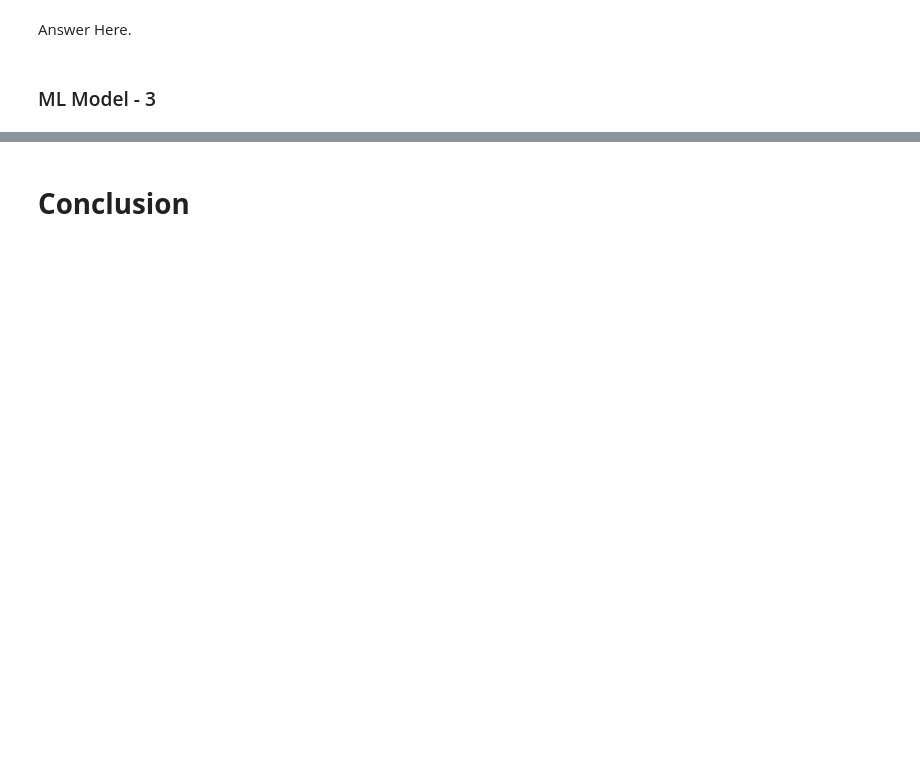
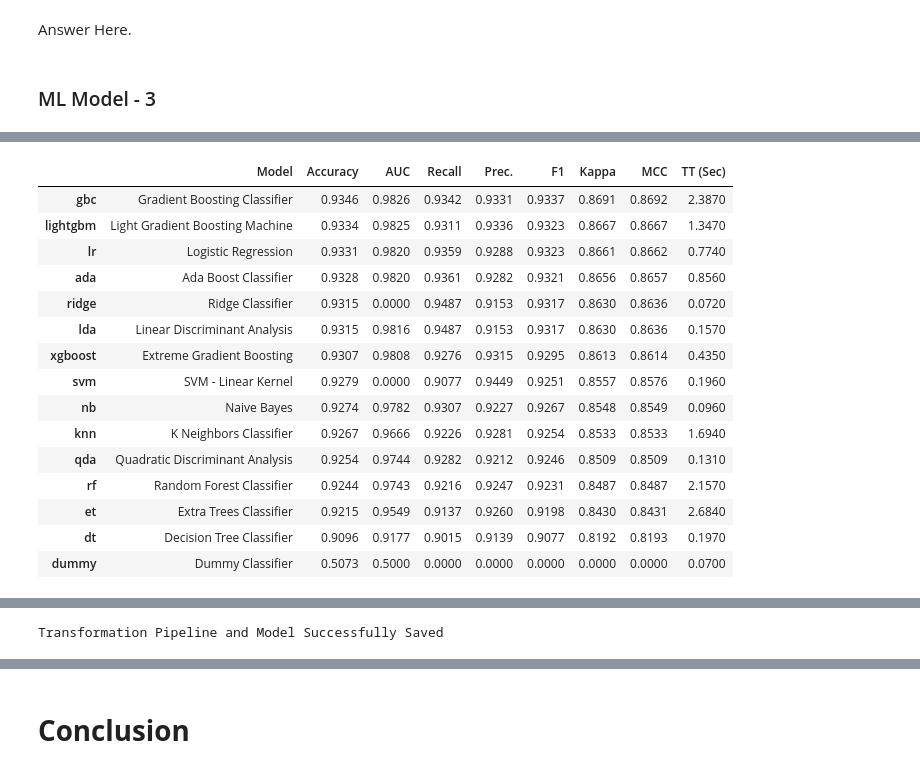
Before and after one commit to MrMRaut/Airline-Referral-Classification, a Jupyter notebook: Airline_Referral_Classification.ipynb, the cells around one changed output, grey strips where cells are left out. Drawn from its saved outputs; the diff is of its cells as text; code cells hidden in the pictures; blank space fills up the shorter version.

```diff
--- a/Airline_Referral_Classification.ipynb
+++ b/Airline_Referral_Classification.ipynb
@@ -1092,0 +1194,4 @@ Answer Here.
+# %%
+from pycaret.classification import setup, evaluate_model, compare_models, save_model
+
+s = setup(x, target = y)
@@ -1092,0 +1216,3 @@ Answer Here.
+# %%
+best_model = s.compare_models()
+# %% [output]
@@ -1092,0 +1220,16 @@ Answer Here.
+|  | Model | Accuracy | AUC | Recall | Prec. | F1 | Kappa | MCC | TT (Sec) |
+| gbc | Gradient Boosting Classifier | 0.9346 | 0.9826 | 0.9342 | 0.9331 | 0.9337 | 0.8691 | 0.8692 | 2.3870 |
+| lightgbm | Light Gradient Boosting Machine | 0.9334 | 0.9825 | 0.9311 | 0.9336 | 0.9323 | 0.8667 | 0.8667 | 1.3470 |
+| lr | Logistic Regression | 0.9331 | 0.9820 | 0.9359 | 0.9288 | 0.9323 | 0.8661 | 0.8662 | 0.7740 |
+| ada | Ada Boost Classifier | 0.9328 | 0.9820 | 0.9361 | 0.9282 | 0.9321 | 0.8656 | 0.8657 | 0.8560 |
+| ridge | Ridge Classifier | 0.9315 | 0.0000 | 0.9487 | 0.9153 | 0.9317 | 0.8630 | 0.8636 | 0.0720 |
+| lda | Linear Discriminant Analysis | 0.9315 | 0.9816 | 0.9487 | 0.9153 | 0.9317 | 0.8630 | 0.8636 | 0.1570 |
+| xgboost | Extreme Gradient Boosting | 0.9307 | 0.9808 | 0.9276 | 0.9315 | 0.9295 | 0.8613 | 0.8614 | 0.4350 |
+| svm | SVM - Linear Kernel | 0.9279 | 0.0000 | 0.9077 | 0.9449 | 0.9251 | 0.8557 | 0.8576 | 0.1960 |
+| nb | Naive Bayes | 0.9274 | 0.9782 | 0.9307 | 0.9227 | 0.9267 | 0.8548 | 0.8549 | 0.0960 |
+| knn | K Neighbors Classifier | 0.9267 | 0.9666 | 0.9226 | 0.9281 | 0.9254 | 0.8533 | 0.8533 | 1.6940 |
+| qda | Quadratic Discriminant Analysis | 0.9254 | 0.9744 | 0.9282 | 0.9212 | 0.9246 | 0.8509 | 0.8509 | 0.1310 |
+| rf | Random Forest Classifier | 0.9244 | 0.9743 | 0.9216 | 0.9247 | 0.9231 | 0.8487 | 0.8487 | 2.1570 |
+| et | Extra Trees Classifier | 0.9215 | 0.9549 | 0.9137 | 0.9260 | 0.9198 | 0.8430 | 0.8431 | 2.6840 |
+| dt | Decision Tree Classifier | 0.9096 | 0.9177 | 0.9015 | 0.9139 | 0.9077 | 0.8192 | 0.8193 | 0.1970 |
+| dummy | Dummy Classifier | 0.5073 | 0.5000 | 0.0000 | 0.0000 | 0.0000 | 0.0000 | 0.0000 | 0.0700 |
@@ -1092,0 +1237,5 @@ Answer Here.
+# %%
+# Saving the best model in pickle format for deployment puspose
+gbc = save_model(best_model, 'gbc')
+# %% [output]
+Transformation Pipeline and Model Successfully Saved
```
Also changed, not shown: parts of 76 cells of this notebook.
